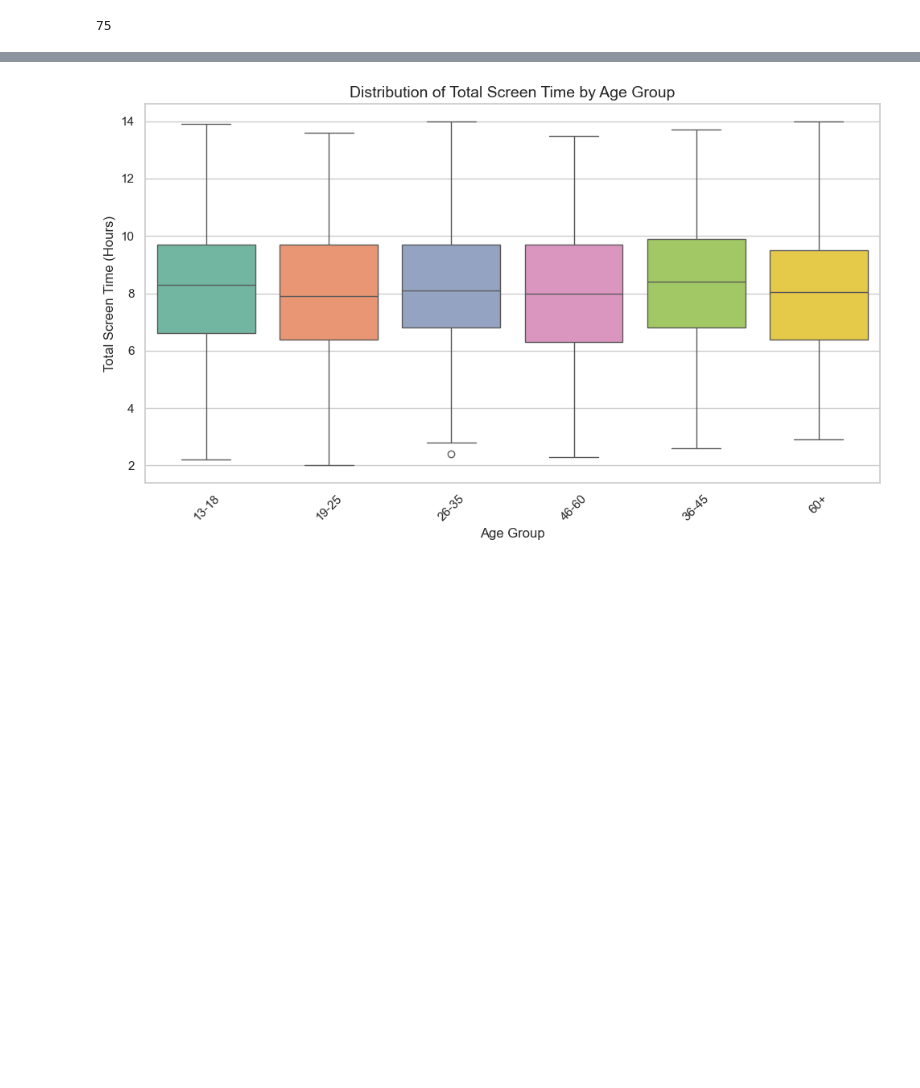
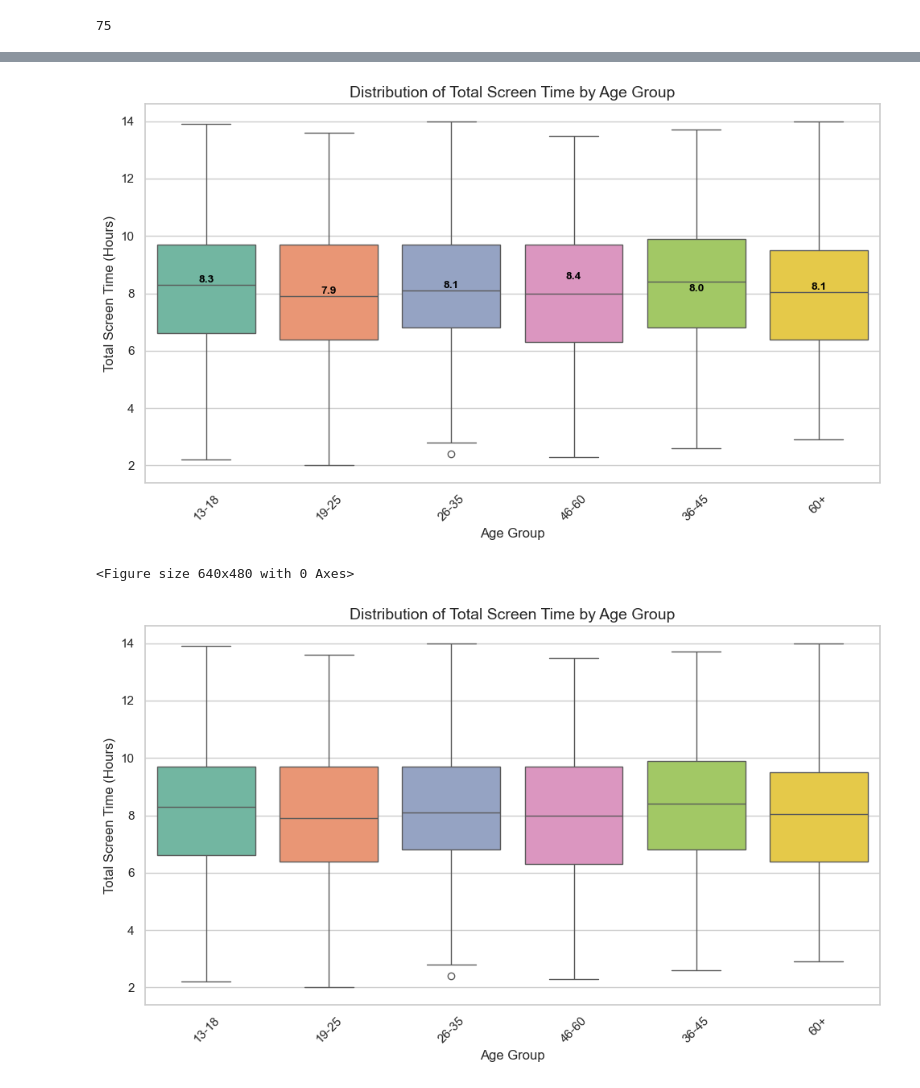
Before and after one commit to claudialferman-lgtm/code_projects_cf, a Jupyter notebook: daily_internet_usage_by_age_group.ipynb, the cells around one changed output, grey strips where cells are left out. Drawn from its saved outputs; the diff is of its cells as text; code cells hidden in the pictures; blank space fills up the shorter version.

```diff
--- a/daily_internet_usage_by_age_group.ipynb
+++ b/daily_internet_usage_by_age_group.ipynb
@@ -96,3 +127,45 @@ import matplotlib.pyplot as plt
+# %%
+import seaborn as sns
+import matplotlib.pyplot as plt
+
+sns.set(style="whitegrid")
+
+plt.figure(figsize=(10, 6))
+ax = sns.boxplot(
+    data=data,
+    x="age_group",
+    y="total_screen_time",
+    hue="age_group",
+    palette="Set2",
+    legend=False
+)
+
+# Add median labels
+medians = data.groupby("age_group")["total_screen_time"].median()
+
+for i, age_group in enumerate(medians.index):
+    ax.text(
+        i,
+        medians[age_group],
+        f"{medians[age_group]:.1f}",
+        ha="center",
+        va="bottom",
+        fontsize=10,
+        fontweight="bold",
+        color="black"
+    )
+
+plt.title("Distribution of Total Screen Time by Age Group", fontsize=14)
+plt.xlabel("Age Group")
+plt.ylabel("Total Screen Time (Hours)")
+plt.xticks(rotation=45)
+
+plt.tight_layout()
+plt.show()
+plt.clf()
+# %% [output]
+[figure, added]
+<Figure size 640x480 with 0 Axes>
 # %%
 # How does total screen time vary within age groups? (Boxplot / which users have higher variance)
 
```
Also changed, not shown: parts of 7 cells of this notebook.
